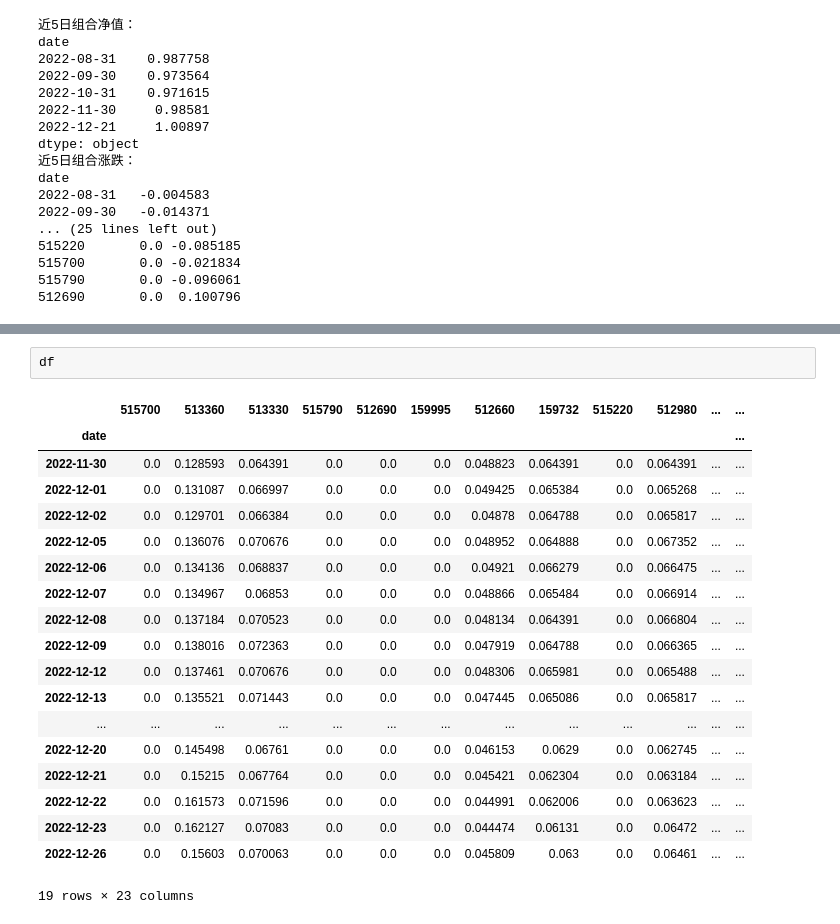
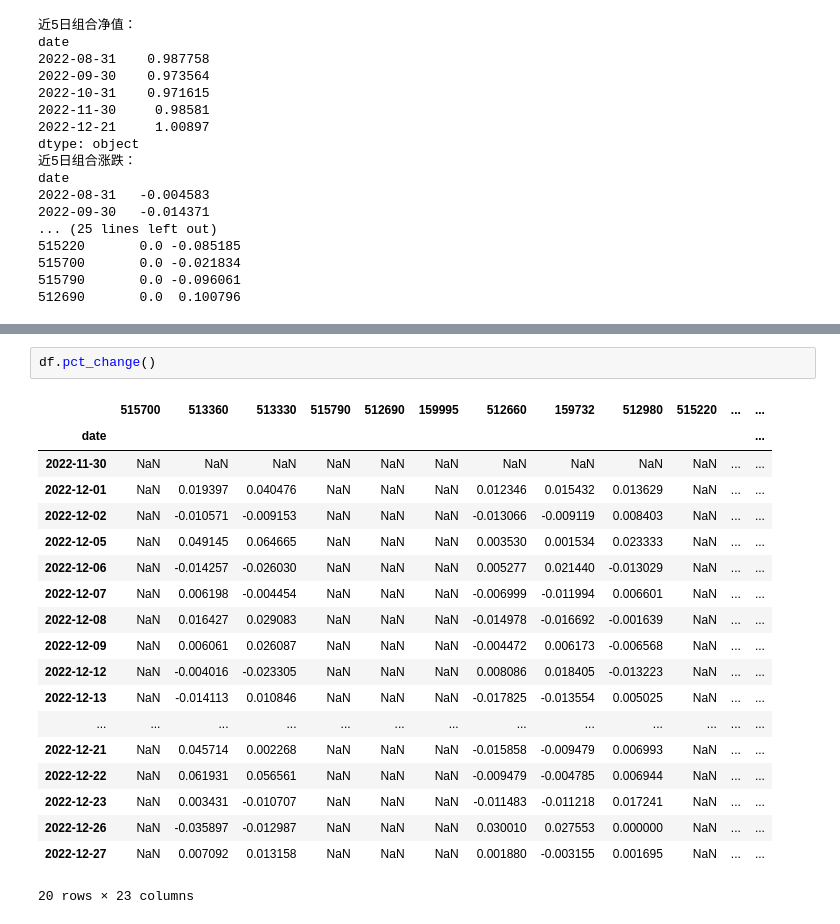
Before and after one commit to jwli601/stocks_stories, a Jupyter notebook: cv_strategy_intro.ipynb, the cells around one changed output, grey strips where cells are left out. Saved outputs shown, nothing was run; the diff lists cells and outputs as text.

```diff
--- a/cv_strategy_intro.ipynb
+++ b/cv_strategy_intro.ipynb
@@ -399,22 +427,22 @@ dfs.plot()
-# %%
-df
-# %% [output]
-|  | 515700 | 513360 | 513330 | 515790 | 512690 | 159995 | 512660 | 159732 | 515220 | 512980 | ... | ... |
-| date |  |  |  |  |  |  |  |  |  |  |  | ... |
-| 2022-11-30 | 0.0 | 0.128593 | 0.064391 | 0.0 | 0.0 | 0.0 | 0.048823 | 0.064391 | 0.0 | 0.064391 | ... | ... |
-| 2022-12-01 | 0.0 | 0.131087 | 0.066997 | 0.0 | 0.0 | 0.0 | 0.049425 | 0.065384 | 0.0 | 0.065268 | ... | ... |
-| 2022-12-02 | 0.0 | 0.129701 | 0.066384 | 0.0 | 0.0 | 0.0 | 0.04878 | 0.064788 | 0.0 | 0.065817 | ... | ... |
-| 2022-12-05 | 0.0 | 0.136076 | 0.070676 | 0.0 | 0.0 | 0.0 | 0.048952 | 0.064888 | 0.0 | 0.067352 | ... | ... |
-| 2022-12-06 | 0.0 | 0.134136 | 0.068837 | 0.0 | 0.0 | 0.0 | 0.04921 | 0.066279 | 0.0 | 0.066475 | ... | ... |
-| 2022-12-07 | 0.0 | 0.134967 | 0.06853 | 0.0 | 0.0 | 0.0 | 0.048866 | 0.065484 | 0.0 | 0.066914 | ... | ... |
-| 2022-12-08 | 0.0 | 0.137184 | 0.070523 | 0.0 | 0.0 | 0.0 | 0.048134 | 0.064391 | 0.0 | 0.066804 | ... | ... |
-| 2022-12-09 | 0.0 | 0.138016 | 0.072363 | 0.0 | 0.0 | 0.0 | 0.047919 | 0.064788 | 0.0 | 0.066365 | ... | ... |
-| 2022-12-12 | 0.0 | 0.137461 | 0.070676 | 0.0 | 0.0 | 0.0 | 0.048306 | 0.065981 | 0.0 | 0.065488 | ... | ... |
-| 2022-12-13 | 0.0 | 0.135521 | 0.071443 | 0.0 | 0.0 | 0.0 | 0.047445 | 0.065086 | 0.0 | 0.065817 | ... | ... |
-| ... | ... | ... | ... | ... | ... | ... | ... | ... | ... | ... | ... | ... |
-| 2022-12-20 | 0.0 | 0.145498 | 0.06761 | 0.0 | 0.0 | 0.0 | 0.046153 | 0.0629 | 0.0 | 0.062745 | ... | ... |
-| 2022-12-21 | 0.0 | 0.15215 | 0.067764 | 0.0 | 0.0 | 0.0 | 0.045421 | 0.062304 | 0.0 | 0.063184 | ... | ... |
-| 2022-12-22 | 0.0 | 0.161573 | 0.071596 | 0.0 | 0.0 | 0.0 | 0.044991 | 0.062006 | 0.0 | 0.063623 | ... | ... |
-| 2022-12-23 | 0.0 | 0.162127 | 0.07083 | 0.0 | 0.0 | 0.0 | 0.044474 | 0.06131 | 0.0 | 0.06472 | ... | ... |
-| 2022-12-26 | 0.0 | 0.15603 | 0.070063 | 0.0 | 0.0 | 0.0 | 0.045809 | 0.063 | 0.0 | 0.06461 | ... | ... |
-19 rows × 23 columns
+# %%
+df.pct_change()
+# %% [output]
+|  | 515700 | 513360 | 513330 | 515790 | 512690 | 159995 | 512660 | 159732 | 512980 | 515220 | ... | ... |
+| date |  |  |  |  |  |  |  |  |  |  |  | ... |
+| 2022-11-30 | NaN | NaN | NaN | NaN | NaN | NaN | NaN | NaN | NaN | NaN | ... | ... |
+| 2022-12-01 | NaN | 0.019397 | 0.040476 | NaN | NaN | NaN | 0.012346 | 0.015432 | 0.013629 | NaN | ... | ... |
+| 2022-12-02 | NaN | -0.010571 | -0.009153 | NaN | NaN | NaN | -0.013066 | -0.009119 | 0.008403 | NaN | ... | ... |
+| 2022-12-05 | NaN | 0.049145 | 0.064665 | NaN | NaN | NaN | 0.003530 | 0.001534 | 0.023333 | NaN | ... | ... |
+| 2022-12-06 | NaN | -0.014257 | -0.026030 | NaN | NaN | NaN | 0.005277 | 0.021440 | -0.013029 | NaN | ... | ... |
+| 2022-12-07 | NaN | 0.006198 | -0.004454 | NaN | NaN | NaN | -0.006999 | -0.011994 | 0.006601 | NaN | ... | ... |
+| 2022-12-08 | NaN | 0.016427 | 0.029083 | NaN | NaN | NaN | -0.014978 | -0.016692 | -0.001639 | NaN | ... | ... |
+| 2022-12-09 | NaN | 0.006061 | 0.026087 | NaN | NaN | NaN | -0.004472 | 0.006173 | -0.006568 | NaN | ... | ... |
+| 2022-12-12 | NaN | -0.004016 | -0.023305 | NaN | NaN | NaN | 0.008086 | 0.018405 | -0.013223 | NaN | ... | ... |
+| 2022-12-13 | NaN | -0.014113 | 0.010846 | NaN | NaN | NaN | -0.017825 | -0.013554 | 0.005025 | NaN | ... | ... |
+| ... | ... | ... | ... | ... | ... | ... | ... | ... | ... | ... | ... | ... |
+| 2022-12-21 | NaN | 0.045714 | 0.002268 | NaN | NaN | NaN | -0.015858 | -0.009479 | 0.006993 | NaN | ... | ... |
+| 2022-12-22 | NaN | 0.061931 | 0.056561 | NaN | NaN | NaN | -0.009479 | -0.004785 | 0.006944 | NaN | ... | ... |
+| 2022-12-23 | NaN | 0.003431 | -0.010707 | NaN | NaN | NaN | -0.011483 | -0.011218 | 0.017241 | NaN | ... | ... |
+| 2022-12-26 | NaN | -0.035897 | -0.012987 | NaN | NaN | NaN | 0.030010 | 0.027553 | 0.000000 | NaN | ... | ... |
+| 2022-12-27 | NaN | 0.007092 | 0.013158 | NaN | NaN | NaN | 0.001880 | -0.003155 | 0.001695 | NaN | ... | ... |
+20 rows × 23 columns
```
Also changed, not shown: parts of 2 cells of this notebook, 1 other file.
